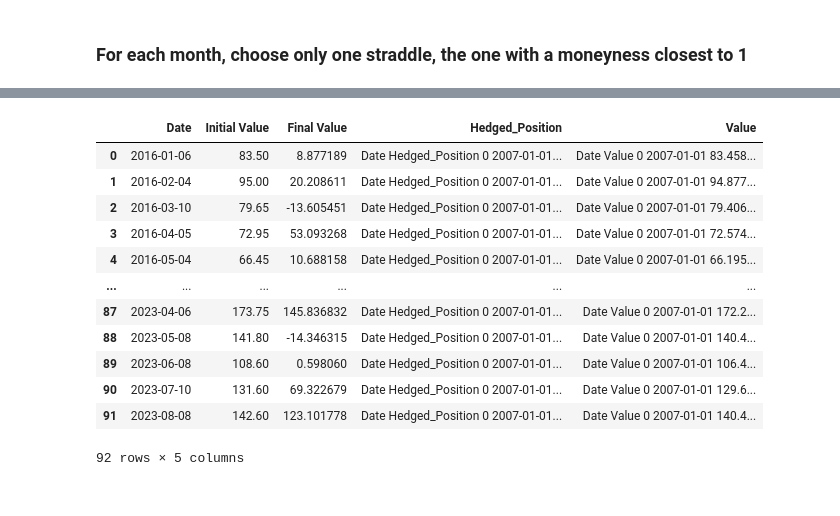
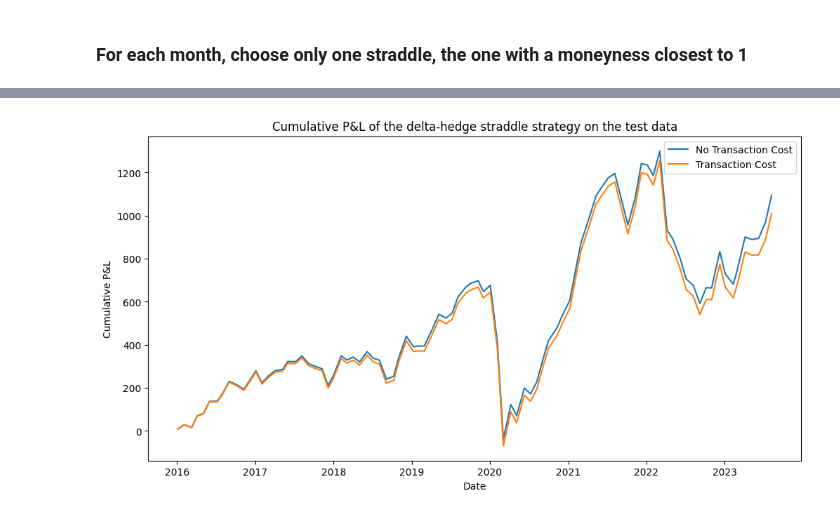
Before and after one commit to BenjaminSeguin/Straddle_hedging_project, a Jupyter notebook: main.ipynb, the cells around one changed output, grey strips where cells are left out. Saved outputs shown, nothing was run; the diff lists cells and outputs as text; code cells hidden in the pictures.

```diff
--- a/main.ipynb
+++ b/main.ipynb
@@ -249,3 +242,6 @@ profit_cost_train = delta_hedging(first_straddles_monthly_train, option_df_train
 # %%
 # No transaction cost, training P&L
 profit_no_cost_test = delta_hedging(first_straddles_monthly_test, option_df_test, real_market_df, transaction_cost=0)
+profit_no_cost_test.set_index('Date', inplace=True)
+profit_no_cost_test['Cumulative P&L'] = profit_no_cost_test['P&L'].cumsum()
+profit_no_cost_test
@@ -252,3 +263,6 @@ profit_no_cost_test = delta_hedging(first_straddles_monthly_test, option_df_test
 # %%
 # Transaction cost, testing P&L
 profit_cost_test = delta_hedging(first_straddles_monthly_test, option_df_test, real_market_df, transaction_cost=0.005)
+profit_cost_test.set_index('Date', inplace=True)
+profit_cost_test['Cumulative P&L'] = profit_cost_test['P&L'].cumsum()
+profit_cost_test
@@ -255,16 +284,12 @@ profit_cost_test = delta_hedging(first_straddles_monthly_test, option_df_test, r
-# %%
-profit_cost_test
-# %% [output]
-|  | Date | Initial Value | Final Value | Hedged_Position | Value |
-| 0 | 2016-01-06 | 83.50 | 8.877189 | Date Hedged_Position 0 2007-01-01... | Date Value 0 2007-01-01 83.458... |
-| 1 | 2016-02-04 | 95.00 | 20.208611 | Date Hedged_Position 0 2007-01-01... | Date Value 0 2007-01-01 94.877... |
-| 2 | 2016-03-10 | 79.65 | -13.605451 | Date Hedged_Position 0 2007-01-01... | Date Value 0 2007-01-01 79.406... |
-| 3 | 2016-04-05 | 72.95 | 53.093268 | Date Hedged_Position 0 2007-01-01... | Date Value 0 2007-01-01 72.574... |
-| 4 | 2016-05-04 | 66.45 | 10.688158 | Date Hedged_Position 0 2007-01-01... | Date Value 0 2007-01-01 66.195... |
-| ... | ... | ... | ... | ... | ... |
-| 87 | 2023-04-06 | 173.75 | 145.836832 | Date Hedged_Position 0 2007-01-01... | Date Value 0 2007-01-01 172.2... |
-| 88 | 2023-05-08 | 141.80 | -14.346315 | Date Hedged_Position 0 2007-01-01... | Date Value 0 2007-01-01 140.4... |
-| 89 | 2023-06-08 | 108.60 | 0.598060 | Date Hedged_Position 0 2007-01-01... | Date Value 0 2007-01-01 106.4... |
-| 90 | 2023-07-10 | 131.60 | 69.322679 | Date Hedged_Position 0 2007-01-01... | Date Value 0 2007-01-01 129.6... |
-| 91 | 2023-08-08 | 142.60 | 123.101778 | Date Hedged_Position 0 2007-01-01... | Date Value 0 2007-01-01 140.4... |
-92 rows × 5 columns
+# %%
+# Plot the cumulative P&L of the test data
+plt.figure(figsize=(12, 6))
+plt.plot(profit_no_cost_test['Cumulative P&L'], label='No Transaction Cost')
+plt.plot(profit_cost_test['Cumulative P&L'], label='Transaction Cost')
+plt.title('Cumulative P&L of the delta-hedge straddle strategy on the test data')
+plt.xlabel('Date')
+plt.ylabel('Cumulative P&L')
+plt.legend()
+plt.show()
+# %% [output]
+[figure, added]
```
Also changed, not shown: parts of 11 cells of this notebook, 1 other file.
